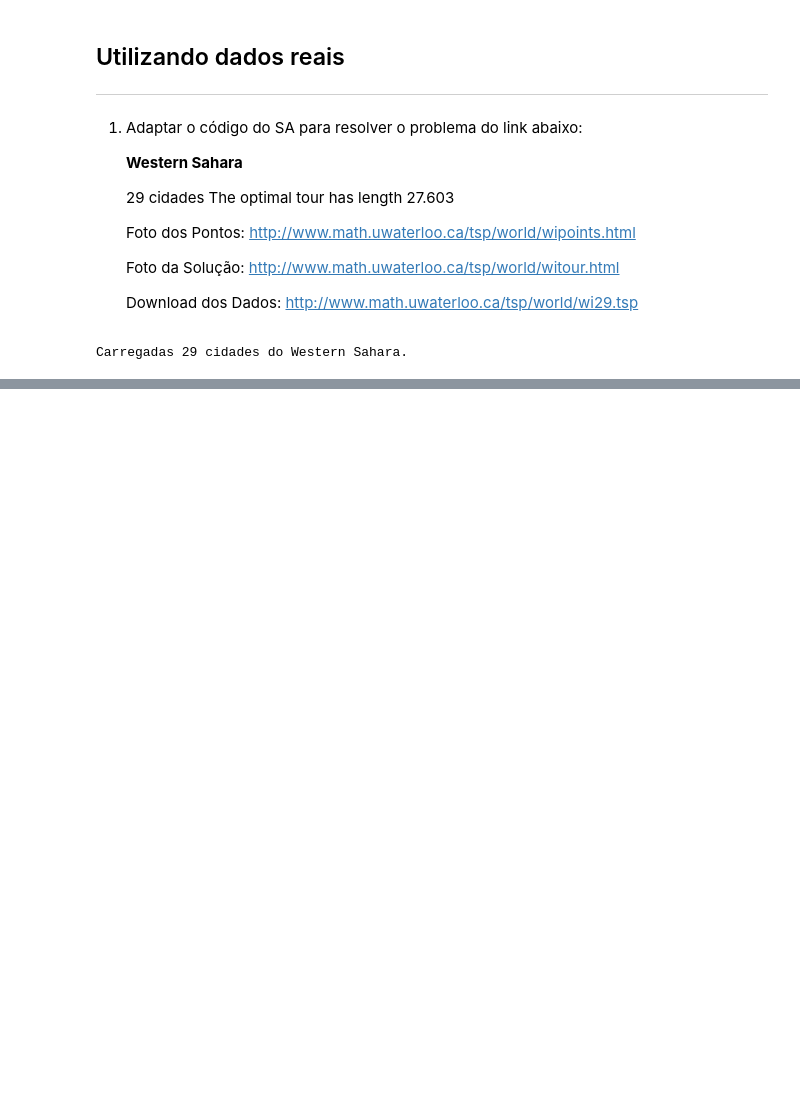
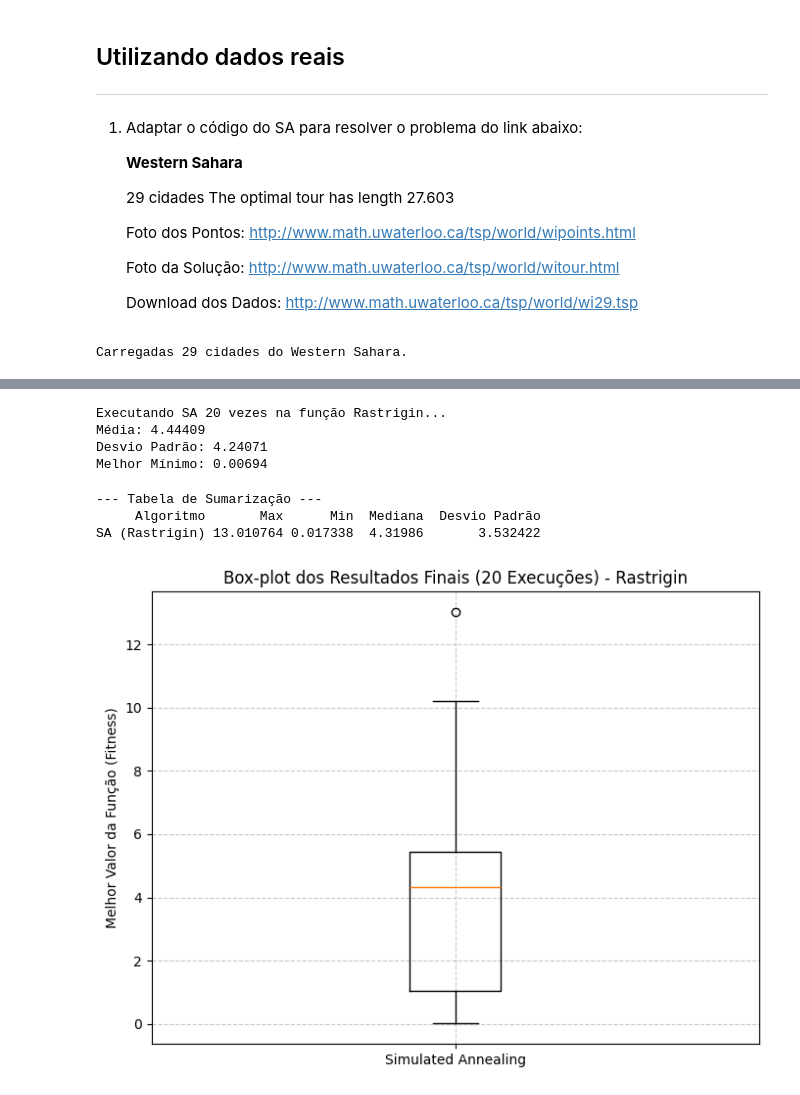
Before and after one commit to alan-saar/genetic-sa-otimization, a Jupyter notebook: A_SimulatedAnnealing_TSP.ipynb, the cells around one changed output, grey strips where cells are left out. Cells and saved outputs as stored; diff of their text form; code cells hidden in the pictures; blank space fills up the shorter version.

```diff
--- a/A_SimulatedAnnealing_TSP.ipynb
+++ b/A_SimulatedAnnealing_TSP.ipynb
@@ -626,0 +824,54 @@ plot_best_tour(cities_coords, best_overall_tour, min_overall_cost)
+# %%
+# --- 3. EXECUÇÃO MÚLTIPLA (20 VEZES) ---
+N_EXEC = 20
+results_final_values = []
+results_histories = []
+
+print(f"Executando SA {N_EXEC} vezes na função Rastrigin...")
+for i in range(N_EXEC):
+    final_val, hist = simulated_annealing_rastrigin_sem_grafico()
+    results_final_values.append(final_val)
+    results_histories.append(hist)
+
+print(f"Média: {np.mean(sa_results):.5f}")
+print(f"Desvio Padrão: {np.std(sa_results):.5f}")
+print(f"Melhor Mínimo: {np.min(sa_results):.5f}")
+# %% [output]
+Executando SA 20 vezes na função Rastrigin...
+Média: 4.44409
+Desvio Padrão: 4.24071
+Melhor Mínimo: 0.00694
+# %%
+# --- 4. GERAÇÃO DOS GRÁFICOS E TABELAS ---
+
+# A) Tabela de Sumarização [cite: 55-56]
+df_results = pd.DataFrame(results_final_values, columns=['Fitness Final'])
+summary = {
+    'Algoritmo': ['SA (Rastrigin)'],
+    'Max': [df_results['Fitness Final'].max()],
+    'Min': [df_results['Fitness Final'].min()],
+    'Mediana': [df_results['Fitness Final'].median()],
+    'Desvio Padrão': [df_results['Fitness Final'].std()]
+}
+df_summary = pd.DataFrame(summary)
+
+print("\n--- Tabela de Sumarização ---")
+print(df_summary.to_string(index=False))
+
+# Salvar tabela em CSV (opcional, para o relatório)
+# df_summary.to_csv('tabela_sumarizacao_rastrigin_sa.csv', index=False)
+# %% [output]
+--- Tabela de Sumarização ---
+     Algoritmo       Max      Min  Mediana  Desvio Padrão
+SA (Rastrigin) 13.010764 0.017338  4.31986       3.532422
+# %%
+# B) Gráfico Box-plot [cite: 53]
+plt.figure(figsize=(8, 6))
+plt.boxplot(results_final_values, tick_labels=['Simulated Annealing'])
+plt.title('Box-plot dos Resultados Finais (20 Execuções) - Rastrigin')
+plt.ylabel('Melhor Valor da Função (Fitness)')
+plt.grid(True, linestyle='--', alpha=0.7)
+#plt.savefig('boxplot_rastrigin_sa.png') # Salva a figura
+plt.show()
+# %% [output]
+[figure, added]
```
Also changed, not shown: parts of 14 cells of this notebook, 1 other file.
